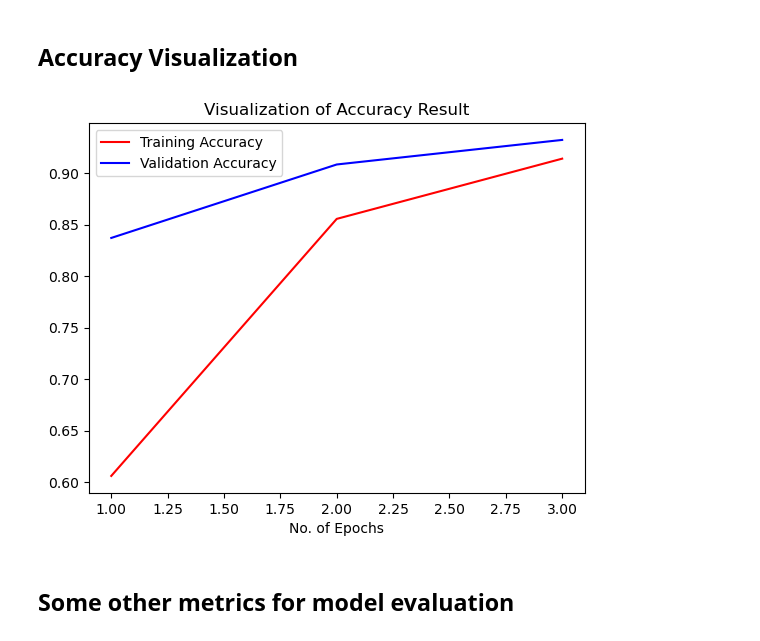
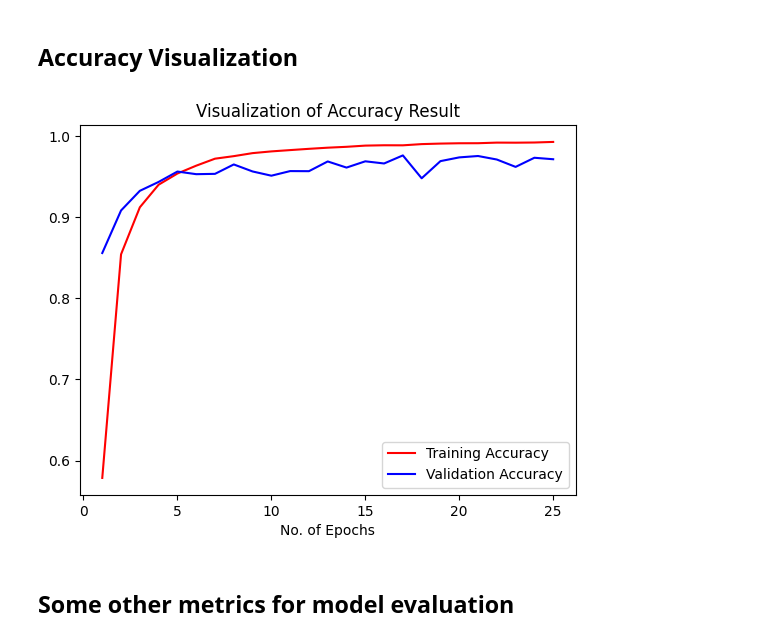
Before and after one commit to ArNAB-0053/groot-web-app, a Jupyter notebook: Train_plant_disease.ipynb, the cells around one changed output. Drawn from its saved outputs; the diff is of its cells as text; code cells hidden in the pictures.

Commit message:
feat: Increasing the accuracy by increasing the no. of epochs

```diff
--- a/Train_plant_disease.ipynb
+++ b/Train_plant_disease.ipynb
@@ -147,4 +127,4 @@ Non-trainable params: 0 (0.00 Byte)
 _________________________________________________________________
 # %%
-training_history = cnn.fit(x=training_set,validation_data=validation_set,epochs=3)
+training_history = cnn.fit(x=training_set,validation_data=validation_set,epochs=25)
 # %% [output]
@@ -257,15 +261,15 @@ dict_keys(['loss', 'accuracy', 'val_loss', 'val_accuracy'])
 # %% [markdown]
 ## Accuracy Visualization
 # %%
-epochs = [i for i in range(1,4)]
+epochs = [i for i in range(1,26)]
 plt.plot(epochs,training_history.history['accuracy'],color='red',label='Training Accuracy')
 plt.plot(epochs,training_history.history['val_accuracy'],color='blue',label='Validation Accuracy')
 plt.xlabel('No. of Epochs')
 plt.title('Visualization of Accuracy Result')
 plt.legend()
 plt.show()
 # %% [output]
-[figure, old version]
+[figure, new version]
 # %% [markdown]
 ## Some other metrics for model evaluation
 # %%
```
Also changed, not shown: parts of 14 cells of this notebook, 10 other files.
